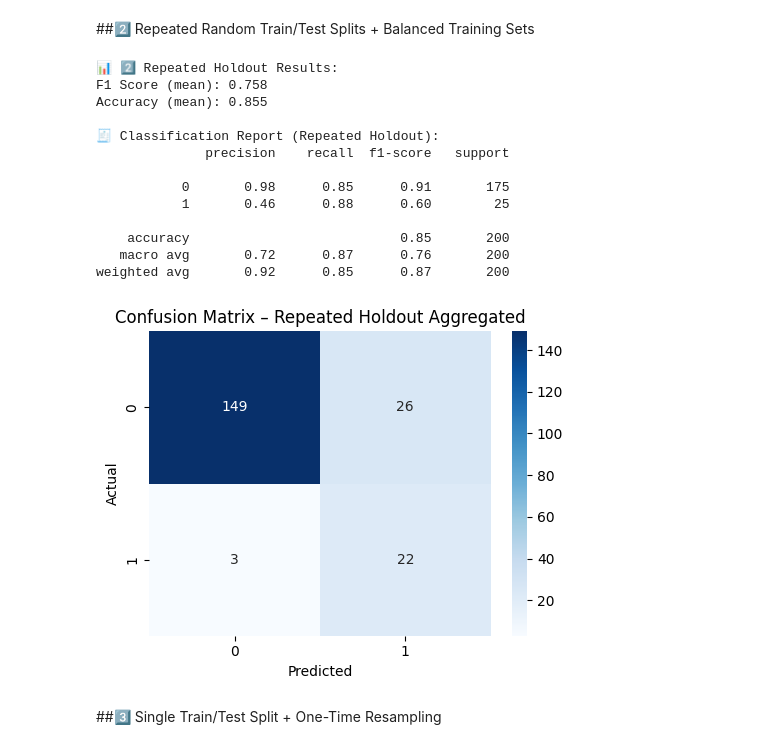
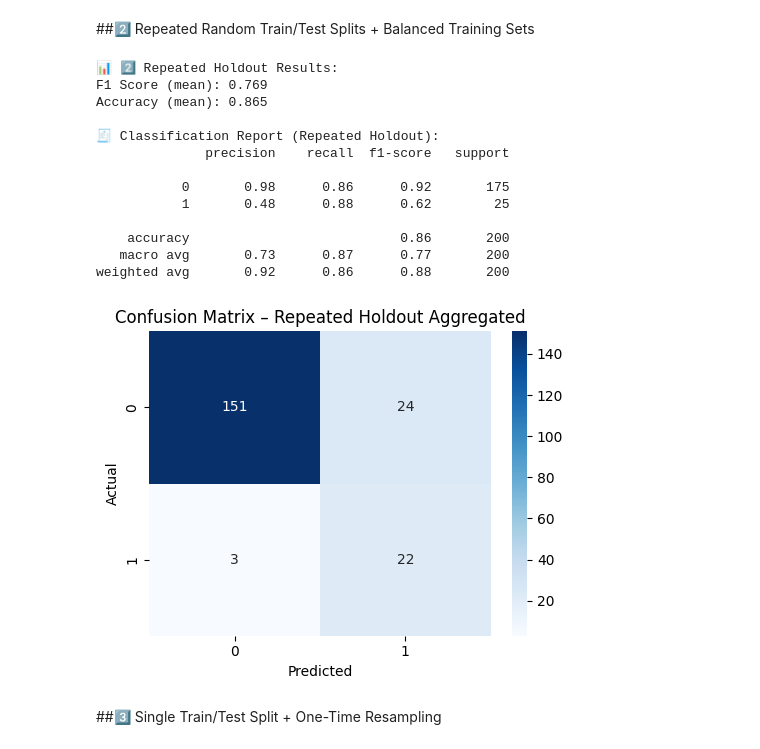
Before and after one commit to jcsmcmendes/Step_Class, a Jupyter notebook: Preparing_data_for_supervised_learning.ipynb, the cells around one changed output. Cells and saved outputs as stored; diff of their text form; code cells hidden in the pictures.

```diff
--- a/Preparing_data_for_supervised_learning.ipynb
+++ b/Preparing_data_for_supervised_learning.ipynb
@@ -158,66 +245,81 @@ weighted avg       0.91      0.88      0.89       200
 # %% [markdown]
 ##2️⃣ Repeated Random Train/Test Splits + Balanced Training Sets
 # %%
-# 2️⃣ Repeated Random Holdout + SMOTE
-f1_scores_repeated = []
-acc_scores_repeated = []
-all_preds_rep = []
-all_true_rep = []
+# 🧪 2️⃣ Repeated Holdout + Resampling (RandomOverSampler in this case)
 
+# 📊 Lists to store scores across repetitions
+f1_scores_repeated = []       # F1 score per repetition
+acc_scores_repeated = []      # Accuracy per repetition
+all_preds_rep = []            # All predictions for global classification report
+all_true_rep = []             # All true labels for global classification report
+
+# 🔁 Repeat the train/test split 5 times using different seeds
 for seed in range(5):
-    X_train, X_test, y_train, y_test = train_test_split(X, y, stratify=y, test_size=0.2, random_state=seed)
+    # Split the data into training and test sets
+    X_train, X_test, y_train, y_test = train_test_split(
+        X, y, stratify=y, test_size=0.2, random_state=seed
+    )
 
+    # Standardize the features
     scaler = StandardScaler()
     X_train_scaled = scaler.fit_transform(X_train)
     X_test_scaled = scaler.transform(X_test)
 
-    X_train_smote, y_train_smote = SMOTE(random_state=42).fit_resample(X_train_scaled, y_train)
+    # ⚖️ Apply resampling (RandomOverSampler in this example) only on the training set
+    X_train_smote, y_train_smote = RandomOverSampler(random_state=42).fit_resample(X_train_scaled, y_train)
+    # Alternative methods: SMOTE, RandomUnderSampler
 
+    # Train the model on the resampled training data
     model.fit(X_train_smote, y_train_smote)
+
+    # Predict on the test data
     preds = model.predict(X_test_scaled)
 
+    # Evaluate and store scores
     f1_scores_repeated.append(f1_score(y_test, preds, average='macro'))
     acc_scores_repeated.append(accuracy_score(y_test, preds))
 
+    # Store predictions and true values for global evaluation
     all_preds_rep.extend(preds)
     all_true_rep.extend(y_test)
 
-# 🔢 Agregados
+# 📊 Compute average F1 and Accuracy across all repetitions
 mean_repeated_f1 = np.mean(f1_scores_repeated)
 mean_repeated_acc = np.mean(acc_scores_repeated)
 
+# 🖨️ Print the aggregated metrics
 print(f"\n📊 2️⃣ Repeated Holdout Results:")
 print(f"F1 Score (mean): {round(mean_repeated_f1, 3)}")
 print(f"Accuracy (mean): {round(mean_repeated_acc, 3)}")
 
-# 🧾 Classification Report
+# 🧾 Print the full classification report
 print("\n🧾 Classification Report (Repeated Holdout):")
 print(classification_report(all_true_rep, all_preds_rep))
 
-# 📈 Confusion Matrix
+# 📉 Plot the aggregated confusion matrix
 cm = confusion_matrix(all_true_rep, all_preds_rep)
 plt.figure(figsize=(5, 4))
 sns.heatmap(cm, annot=True, fmt='d', cmap='Blues')
 plt.title("Confusion Matrix – Repeated Holdout Aggregated")
 plt.xlabel("Predicted")
 plt.ylabel("Actual")
 plt.tight_layout()
 plt.show()
 # %% [output]
 📊 2️⃣ Repeated Holdout Results:
-F1 Score (mean): 0.758
-Accuracy (mean): 0.855
+F1 Score (mean): 0.769
+Accuracy (mean): 0.865
 
 🧾 Classification Report (Repeated Holdout):
               precision    recall  f1-score   support
 
-           0       0.98      0.85      0.91       175
-           1       0.46      0.88      0.60        25
+           0       0.98      0.86      0.92       175
+           1       0.48      0.88      0.62        25
 
-    accuracy                           0.85       200
-   macro avg       0.72      0.87      0.76       200
-weighted avg       0.92      0.85      0.87       200
+    accuracy                           0.86       200
+   macro avg       0.73      0.87      0.77       200
+weighted avg       0.92      0.86      0.88       200
-[figure, old version]
+[figure, new version]
 # %% [markdown]
 ##3️⃣ Single Train/Test Split + One-Time Resampling
 # %%
```
Also changed, not shown: parts of 5 cells of this notebook.
